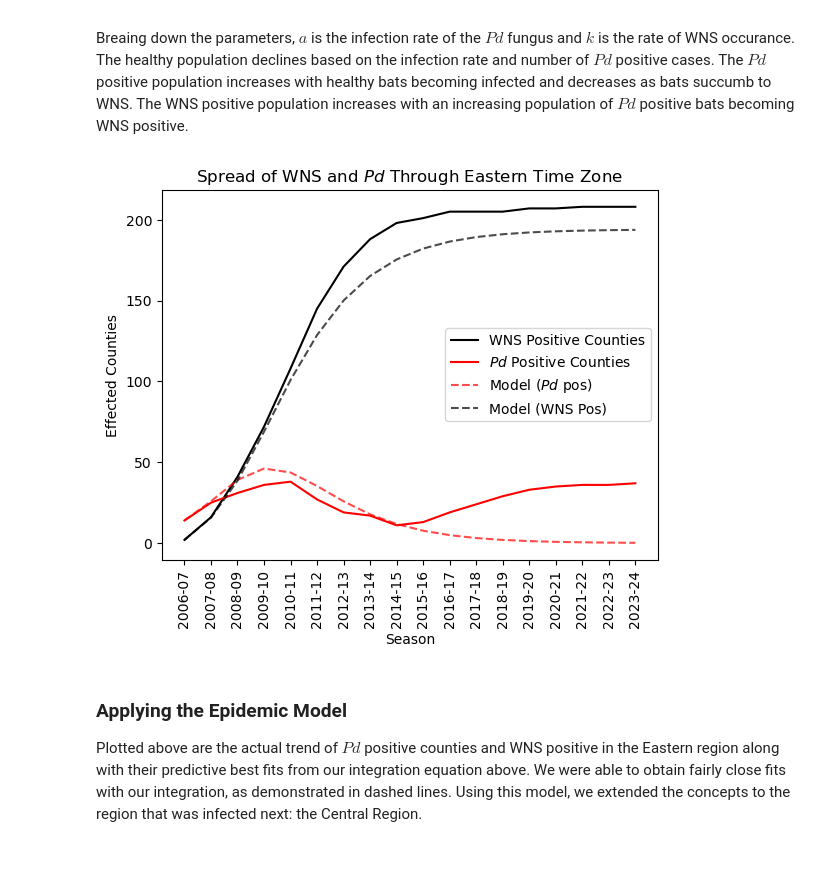
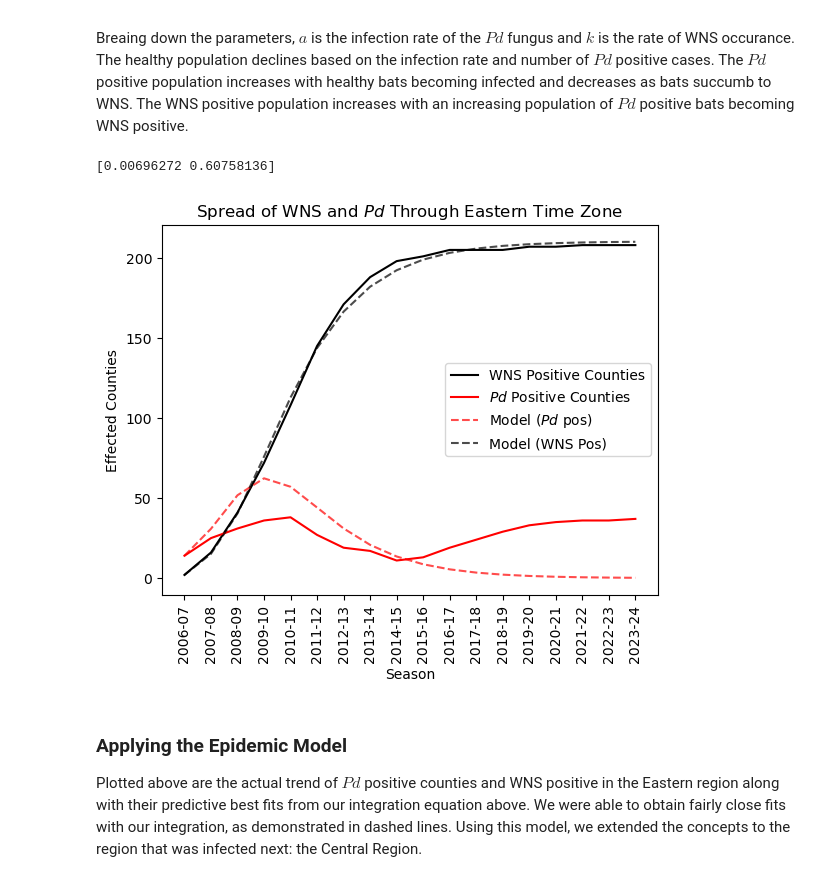
Before and after one commit to sstrode03/sstrode03.github.io, a Jupyter notebook: WNS Gone Batty-model building.ipynb, the cells around one changed output. Drawn from its saved outputs; the diff is of its cells as text; code cells hidden in the pictures.

Commit message:
including chi-squared coding

```diff
--- a/WNS Gone Batty-model building.ipynb
+++ b/WNS Gone Batty-model building.ipynb
@@ -16,8 +16,8 @@ Using this new data frame, we wanted to create a working epidemiology model, bas
 # %%
 # Isolate the Eastern Region as it is where WNS first appeared (Most complete data over time)
 Region = "Eastern"
-df3 = df2[df2["region"] == Region]
-df3
+df_eastern = df2[df2["region"] == Region]
+df_eastern
 # %% [output]
 |  | region | status_season | wns_pos | pd_pos | wns_suspected | pd_presumed |
 | 54 | Eastern | 2006-07 | 2 | 14 | 0 | 0 |
@@ -45,6 +45,21 @@ $$\begin{align} \\
 \end{align}$$
 
 Breaing down the parameters, $a$ is the infection rate of the $Pd$ fungus and $k$ is the rate of WNS occurance. The healthy population declines based on the infection rate and number of $Pd$ positive cases. The $Pd$ positive population increases with healthy bats becoming infected and decreases as bats succumb to WNS. The WNS positive population increases with an increasing population of $Pd$ positive bats becoming WNS positive.
+# %%
+def chi_squared(params,data,t):
+
+    # unpacking the parameters
+    a = params[0]
+    k = params[1]
+
+    # compute the fit
+    integrated = scipy.integrate.odeint(epidemic_rhs, hpw_0, t, args=(a, k))
+
+    fit = integrated[:,2]
+    # computing the chi-squared
+    vals = (data - fit)**2 / fit
+
+    return np.sum(vals)
 # %%
 # Create time list to integrate over
 t = np.arange(0,18)
@@ -55,40 +70,46 @@ def epidemic_rhs(hpw, t, a, k):
     h,p,w = hpw
     dh_dt = -a * h * p
     dp_dt = a * h * p - k * p
     dw_dt = k * p
 
     return np.array([dh_dt, dp_dt, dw_dt])
 
 
 # Create inital conditions for healthy, Pd positive, and WNS positive counties
 # Healthy counties found by dividing total counties in North America with caves evenly amongst time zones
 hpw_0 = [214, 14, 2]
 
 
-# Create variable values, found via plugging in until values matched curve closely
-a = 0.0065
-k = 0.7
+# Create variable values by optimizing with chi squared
+ans = scipy.optimize.minimize(chi_squared, [0.006, 0.7], args=(df_eastern["wns_pos"], t),
+                       bounds=[ (0, 1), (0, 1) ] )
 
-# Solve for true values
+print(ans.x)
+
+a = ans.x[0]
+k = ans.x[1]
+
+# Solve for model projections
 hpw = scipy.integrate.odeint(epidemic_rhs, hpw_0, t, args=(a, k))
 h = hpw[:,0]
 p = hpw[:,1]
 w = hpw[:,2]
 
 
 # Plot the results
-plt.plot(df3["status_season"], df3["wns_pos"], label="WNS Positive Counties", color = 'black')
-plt.plot(df3["status_season"], df3["pd_pos"], label="$Pd$ Positive Counties", color = 'red')
+plt.plot(df_eastern["status_season"], df_eastern["wns_pos"], label="WNS Positive Counties", color = 'black')
+plt.plot(df_eastern["status_season"], df_eastern["pd_pos"], label="$Pd$ Positive Counties", color = 'red')
 plt.plot(t, p, '--', color = 'red', alpha = 0.7, label='Model ($Pd$ pos)')
 plt.plot(t, w, '--', color = 'black', alpha = 0.7, label='Model (WNS Pos)')
 plt.xlabel('Season')
 plt.ylabel('Effected Counties')
 plt.title('Spread of WNS and $Pd$ Through Eastern Time Zone')
 plt.xticks(rotation = 90)
 plt.legend()
 plt.show()
 # %% [output]
+[0.00696272 0.60758136]
-[figure, old version]
+[figure, new version]
 # %% [markdown]
 ### Applying the Epidemic Model
 
```
Also changed, not shown: 2 other files.
